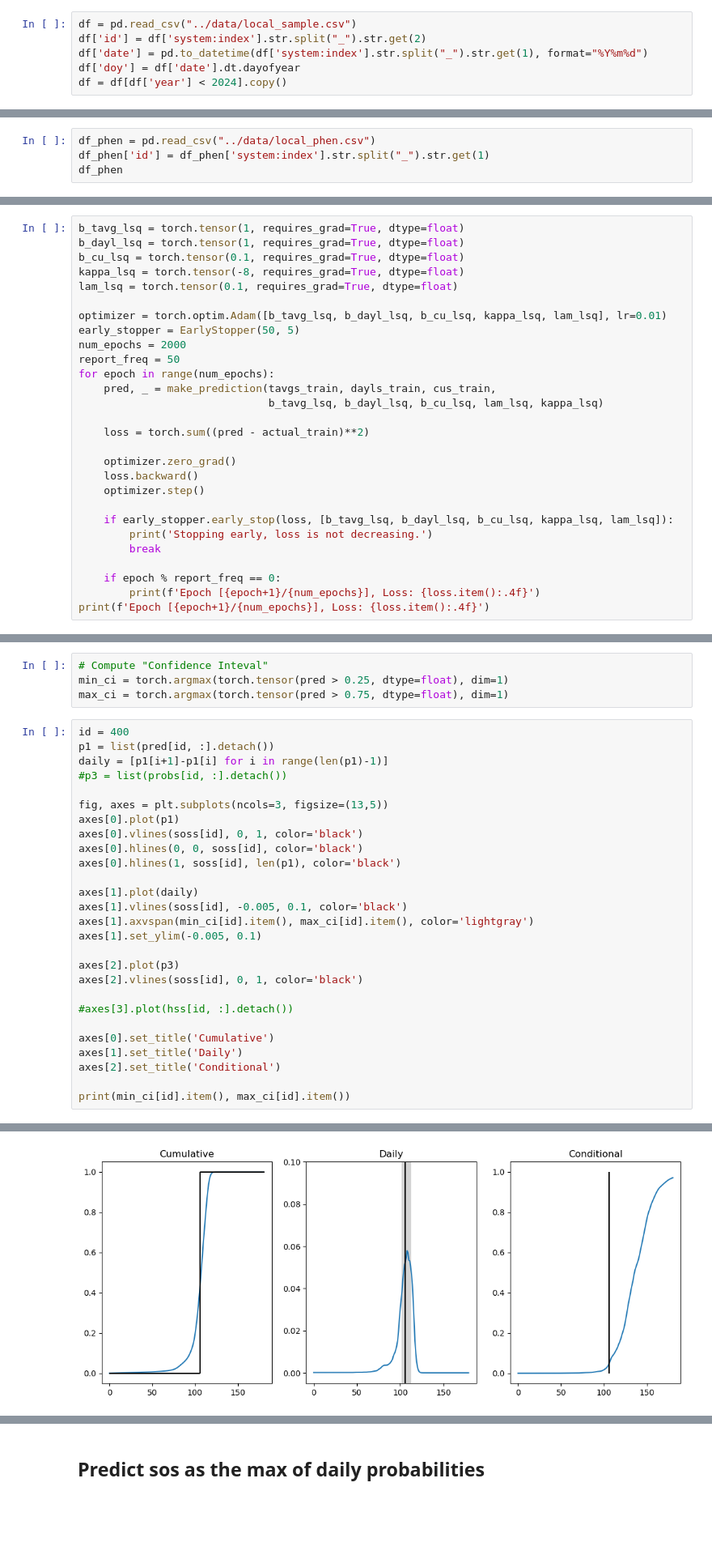
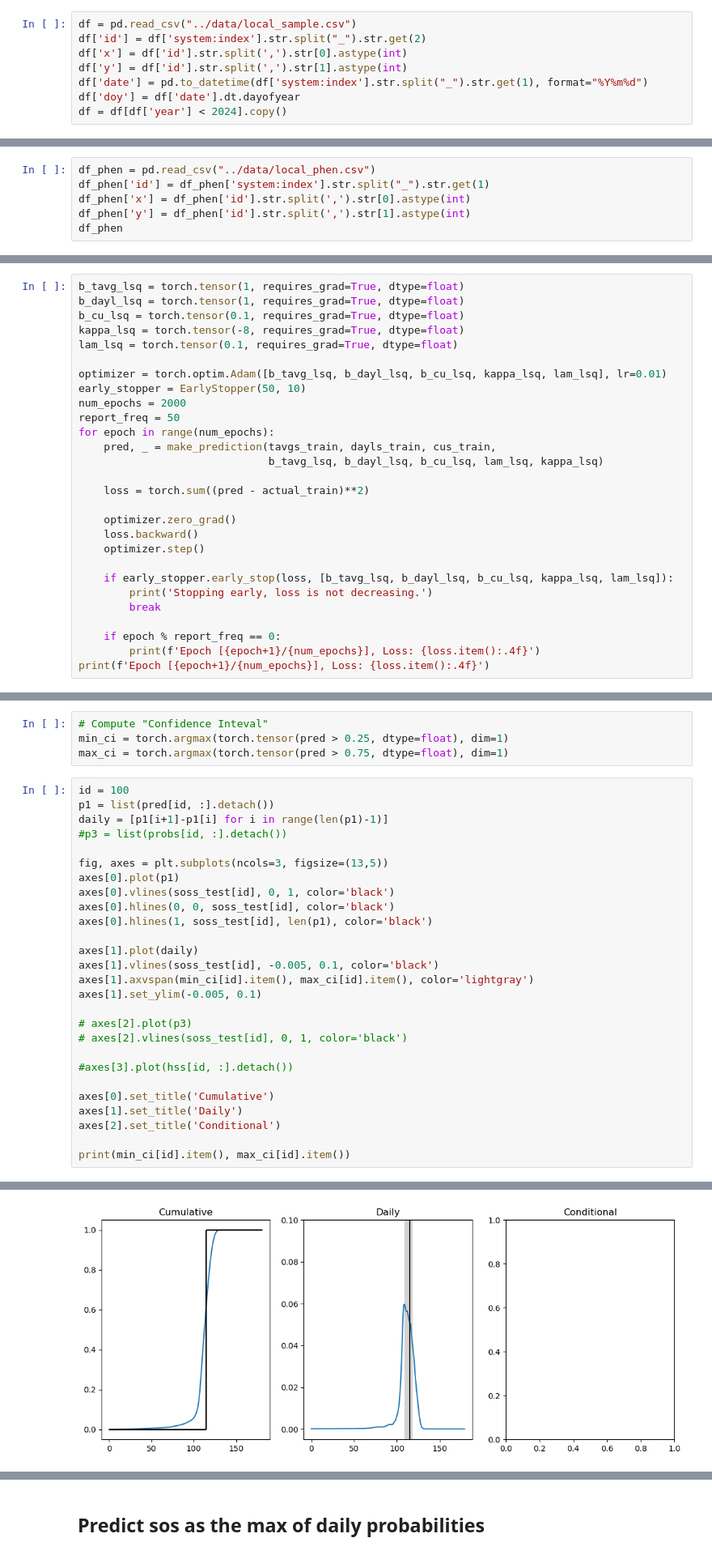
Before and after one commit to camjay99/SpongyMothIPM, a Jupyter notebook: notebooks/pheno_model_comp.ipynb, the cells around one changed output, grey strips where cells are left out. Shown at 81% size. Drawn from its saved outputs; the diff is of its cells as text; blank space fills up the shorter version.

```diff
--- a/notebooks/pheno_model_comp.ipynb
+++ b/notebooks/pheno_model_comp.ipynb
@@ -86,6 +86,8 @@ tensor([2.8831, 2.8731, 2.8730, 2.8730, 2.8730], dtype=torch.float64,
 # %%
 df = pd.read_csv("../data/local_sample.csv")
 df['id'] = df['system:index'].str.split("_").str.get(2)
+df['x'] = df['id'].str.split(',').str[0].astype(int)
+df['y'] = df['id'].str.split(',').str[1].astype(int)
 df['date'] = pd.to_datetime(df['system:index'].str.split("_").str.get(1), format="%Y%m%d")
 df['doy'] = df['date'].dt.dayofyear
 df = df[df['year'] < 2024].copy()
@@ -101,5 +103,7 @@ df.head()
 # %%
 df_phen = pd.read_csv("../data/local_phen.csv")
 df_phen['id'] = df_phen['system:index'].str.split("_").str.get(1)
+df_phen['x'] = df_phen['id'].str.split(',').str[0].astype(int)
+df_phen['y'] = df_phen['id'].str.split(',').str[1].astype(int)
 df_phen
 # %% [output]
@@ -316,7 +320,7 @@ kappa_lsq = torch.tensor(-8, requires_grad=True, dtype=float)
 lam_lsq = torch.tensor(0.1, requires_grad=True, dtype=float)
 
 optimizer = torch.optim.Adam([b_tavg_lsq, b_dayl_lsq, b_cu_lsq, kappa_lsq, lam_lsq], lr=0.01)
-early_stopper = EarlyStopper(50, 5)
+early_stopper = EarlyStopper(50, 10)
 num_epochs = 2000
 report_freq = 50
 for epoch in range(num_epochs):
@@ -380,24 +384,24 @@ pred, dailys = make_prediction(tavgs_test, dayls_test, cus_test,
 min_ci = torch.argmax(torch.tensor(pred > 0.25, dtype=float), dim=1)
 max_ci = torch.argmax(torch.tensor(pred > 0.75, dtype=float), dim=1)
 # %%
-id = 400
+id = 100
 p1 = list(pred[id, :].detach())
 daily = [p1[i+1]-p1[i] for i in range(len(p1)-1)]
 #p3 = list(probs[id, :].detach())
 
 fig, axes = plt.subplots(ncols=3, figsize=(13,5))
 axes[0].plot(p1)
-axes[0].vlines(soss[id], 0, 1, color='black')
-axes[0].hlines(0, 0, soss[id], color='black')
-axes[0].hlines(1, soss[id], len(p1), color='black')
+axes[0].vlines(soss_test[id], 0, 1, color='black')
+axes[0].hlines(0, 0, soss_test[id], color='black')
+axes[0].hlines(1, soss_test[id], len(p1), color='black')
 
 axes[1].plot(daily)
-axes[1].vlines(soss[id], -0.005, 0.1, color='black')
+axes[1].vlines(soss_test[id], -0.005, 0.1, color='black')
 axes[1].axvspan(min_ci[id].item(), max_ci[id].item(), color='lightgray')
 axes[1].set_ylim(-0.005, 0.1)
 
-axes[2].plot(p3)
-axes[2].vlines(soss[id], 0, 1, color='black')
+# axes[2].plot(p3)
+# axes[2].vlines(soss_test[id], 0, 1, color='black')
 
 #axes[3].plot(hss[id, :].detach())
 
@@ -411 +415 @@ print(min_ci[id].item(), max_ci[id].item())
-[figure, old version]
+[figure, new version]
```
Also changed, not shown: parts of 22 cells of this notebook, 7 other files.
